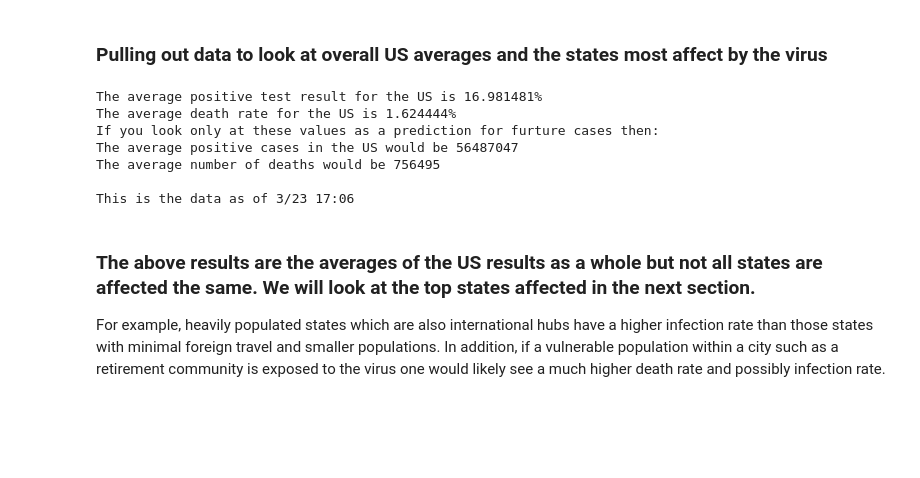
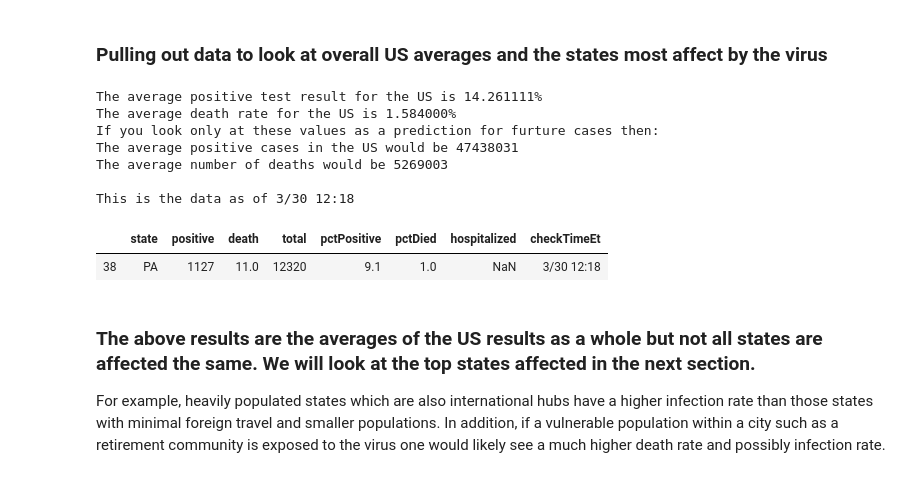
Before and after one commit to tehila440/covid19, a Jupyter notebook: Covid_State_data.ipynb, the cells around one changed output. Cells and saved outputs as stored; diff of their text form; code cells hidden in the pictures; blank space fills up the shorter version.

```diff
--- a/Covid_State_data.ipynb
+++ b/Covid_State_data.ipynb
@@ -83,19 +104,25 @@ dead_mean = data['pctDied'].mean()
 print('The average positive test result for the US is {0:2f}%'.format(pos_mean))
 print('The average death rate for the US is {0:2f}%'.format(dead_mean))
 ave_us_pos=int(us_pop*(pos_mean/100))
-ave_us_dead=int(us_pos*(dead_mean/100))
+ave_us_dead=int(us_pop*(dead_mean/100))
 print('If you look only at these values as a prediction for furture cases then:')
 print('The average positive cases in the US would be {}'.format(ave_us_pos))
 print('The average number of deaths would be {}'.format(ave_us_dead),'\n')
 print('This is the data as of',data['checkTimeEt'].max())
 # %% [output]
-The average positive test result for the US is 16.981481%
-The average death rate for the US is 1.624444%
+The average positive test result for the US is 14.261111%
+The average death rate for the US is 1.584000%
 If you look only at these values as a prediction for furture cases then:
-The average positive cases in the US would be 56487047
-The average number of deaths would be 756495
+The average positive cases in the US would be 47438031
+The average number of deaths would be 5269003
 
-This is the data as of 3/23 17:06
+This is the data as of 3/30 12:18
+# %%
+x=data.checkTimeEt.max()
+data[data['checkTimeEt']==x]
+# %% [output]
+|  | state | positive | death | total | pctPositive | pctDied | hospitalized | checkTimeEt |
+| 38 | PA | 1127 | 11.0 | 12320 | 9.1 | 1.0 | NaN | 3/30 12:18 |
 # %% [markdown]
 ### The above results are the averages of the US results as a whole but not all states are affected the same.  We will look at the top states affected in the next section.
 For example, heavily populated states which are also international hubs have a higher infection rate than those states with minimal foreign travel and smaller populations.  In addition, if a vulnerable population within a city such as a retirement community is exposed to the virus one would likely see a much higher death rate and possibly infection rate.
```
Also changed, not shown: parts of 9 cells of this notebook.
